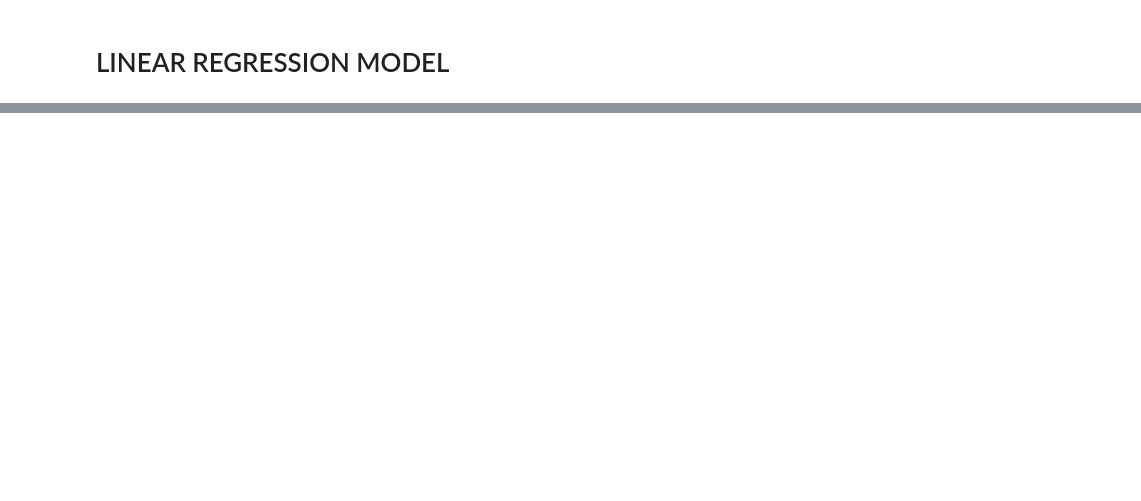
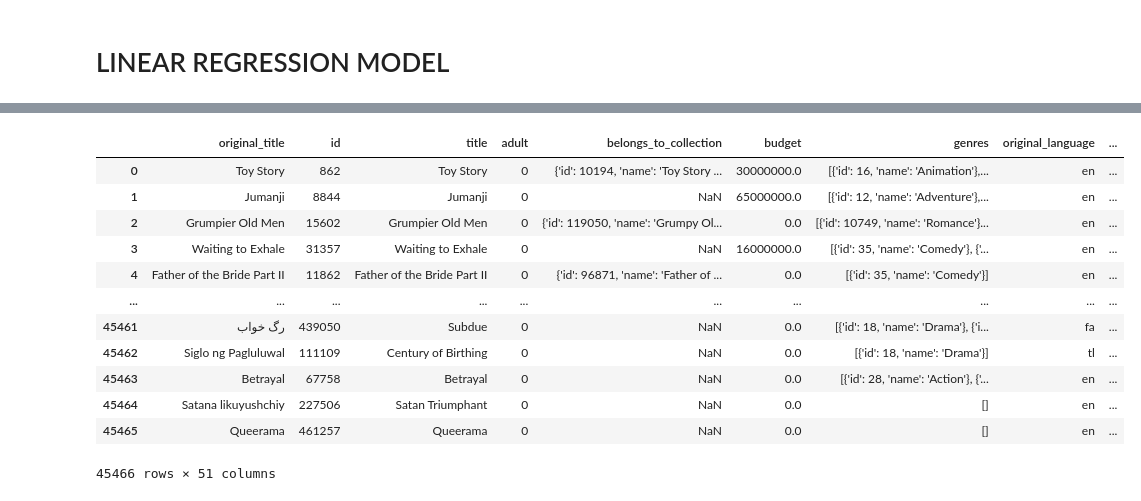
Before and after one commit to sangchoi93/ai_group_20, a Jupyter notebook: movie_dataset.ipynb, the cells around one changed output, grey strips where cells are left out. Saved outputs shown, nothing was run; the diff lists cells and outputs as text; code cells hidden in the pictures; blank space fills up the shorter version.

Commit message:
genre features

```diff
--- a/movie_dataset.ipynb
+++ b/movie_dataset.ipynb
@@ -96,23 +111,38 @@ sns.pairplot(df_movie[df_movie['runtime'] > 200], x_vars=['runtime'], y_vars='re
 df_movie_cleaned = df_movie
 
 movie_cols = ['revenue', 'is_collection', 'adult', 'popularity',
-              'vote_average', 'vote_count', 'runtime', 'budget']
+              'vote_average', 'vote_count', 'runtime', 'budget', 'genres']
+
+df_movie_cleaned = df_movie_cleaned[movie_cols]
 
 filter_outlier = np.logical_and(df_movie_cleaned['vote_average'] < 8,
                                                np.logical_and(df_movie_cleaned['runtime'] < 200,
                                                               df_movie_cleaned['budget'] > 4224578))
 
-df_movie_cleaned = df_movie_cleaned[filter_outlier]
-df_movie_cleaned = df_movie_cleaned[movie_cols]
+df_movie_cleaned = df_movie_cleaned[filter_outlier].reset_index(drop=True)
+df_movie_cleaned = df_movie_cleaned.reset_index(drop=True)
 
 # one hot encoding on categorical features
 # original language
-df_movie_cleaned = df_movie_cleaned.join(pd.get_dummies(df_movie[['id', 'original_language']],
-                                                        columns=['original_language'],
-                                                        prefix='lang'))
+# DROP_FIRST needed because if the first category is implied if all other cols are 0.
+# df_movie_cleaned = df_movie_cleaned.join(pd.get_dummies(df_movie[['id', 'original_language']],
+#                                                         columns=['original_language'],
+#                                                         prefix='lang',
 #                                                         drop_first=True))
 
+df_movie_cleaned['genres'] = df_movie_cleaned['genres'].apply(lambda x: x if ast.literal_eval(x) else "[{\'name\': \'unknown\'}]")
+df_movie_cleaned['genres'] = df_movie_cleaned['genres'].apply(lambda x: [d['name'].replace(' ', '_').lower() \
+                                                                         for d in ast.literal_eval(x) if ast.literal_eval(x)])
+
+df_movie_cleaned = df_movie_cleaned.drop('genres', 1).join(
+        pd.get_dummies(
+            pd.DataFrame(df_movie_cleaned.genres.tolist()).stack()
+        ).astype(int).sum(level=0)
+    )
+
+
 # Drop rows with any NAN
+
 df_movie_cleaned = df_movie_cleaned.dropna()
 
 df_movie_cleaned.astype({
@@ -127,6 +157,10 @@ df_movie_cleaned.astype({
 })
 
 
+# df_movie_cleaned = df_movie_cleaned[df_movie_cleaned['revenue'] != 0]
 
-# df_movie_cleaned = df_movie_cleaned[df_movie_cleaned['revenue'] != 0]
+
+print('Dataset length:{}'.format(len(df_movie_cleaned)))
+
+df_movie_cleaned.columns
 # %% [output]
@@ -218,6 +264,27 @@ keywords
 # %%
 categorical_feature_mask = df_movie.dtypes==object
 categorical_feature_mask
+# %%
+df_movie['genres_list'] = df_movie['genres'].apply(lambda x: [d['name'].replace(' ', '_').lower() for d in ast.literal_eval(x)])
+df_movie.drop('genres_list', 1).join(
+    pd.get_dummies(
+        pd.DataFrame(df_movie.genres_list.tolist()).stack()
+    ).astype(int).sum(level=0)
+)
+# %% [output]
+|  | original_title | id | title | adult | belongs_to_collection | budget | genres | original_language | ... |
+| 0 | Toy Story | 862 | Toy Story | 0 | {'id': 10194, 'name': 'Toy Story ... | 30000000.0 | [{'id': 16, 'name': 'Animation'},... | en | ... |
+| 1 | Jumanji | 8844 | Jumanji | 0 | NaN | 65000000.0 | [{'id': 12, 'name': 'Adventure'},... | en | ... |
+| 2 | Grumpier Old Men | 15602 | Grumpier Old Men | 0 | {'id': 119050, 'name': 'Grumpy Ol... | 0.0 | [{'id': 10749, 'name': 'Romance'}... | en | ... |
+| 3 | Waiting to Exhale | 31357 | Waiting to Exhale | 0 | NaN | 16000000.0 | [{'id': 35, 'name': 'Comedy'}, {'... | en | ... |
+| 4 | Father of the Bride Part II | 11862 | Father of the Bride Part II | 0 | {'id': 96871, 'name': 'Father of ... | 0.0 | [{'id': 35, 'name': 'Comedy'}] | en | ... |
+| ... | ... | ... | ... | ... | ... | ... | ... | ... | ... |
+| 45461 | رگ خواب | 439050 | Subdue | 0 | NaN | 0.0 | [{'id': 18, 'name': 'Drama'}, {'i... | fa | ... |
+| 45462 | Siglo ng Pagluluwal | 111109 | Century of Birthing | 0 | NaN | 0.0 | [{'id': 18, 'name': 'Drama'}] | tl | ... |
+| 45463 | Betrayal | 67758 | Betrayal | 0 | NaN | 0.0 | [{'id': 28, 'name': 'Action'}, {'... | en | ... |
+| 45464 | Satana likuyushchiy | 227506 | Satan Triumphant | 0 | NaN | 0.0 | [] | en | ... |
+| 45465 | Queerama | 461257 | Queerama | 0 | NaN | 0.0 | [] | en | ... |
+45466 rows × 51 columns
 # %%
 # import OneHotEncoder
 from sklearn.preprocessing import OneHotEncoder# instantiate OneHotEncoder
```
Also changed, not shown: parts of 10 cells of this notebook.
